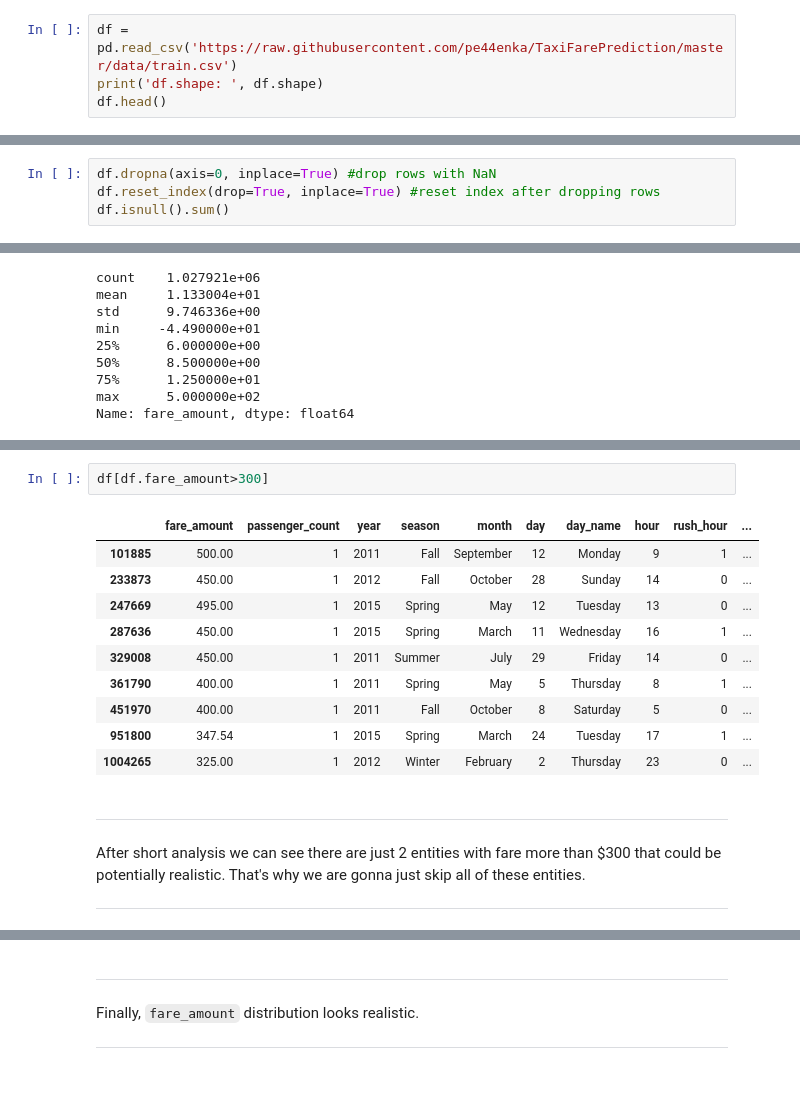
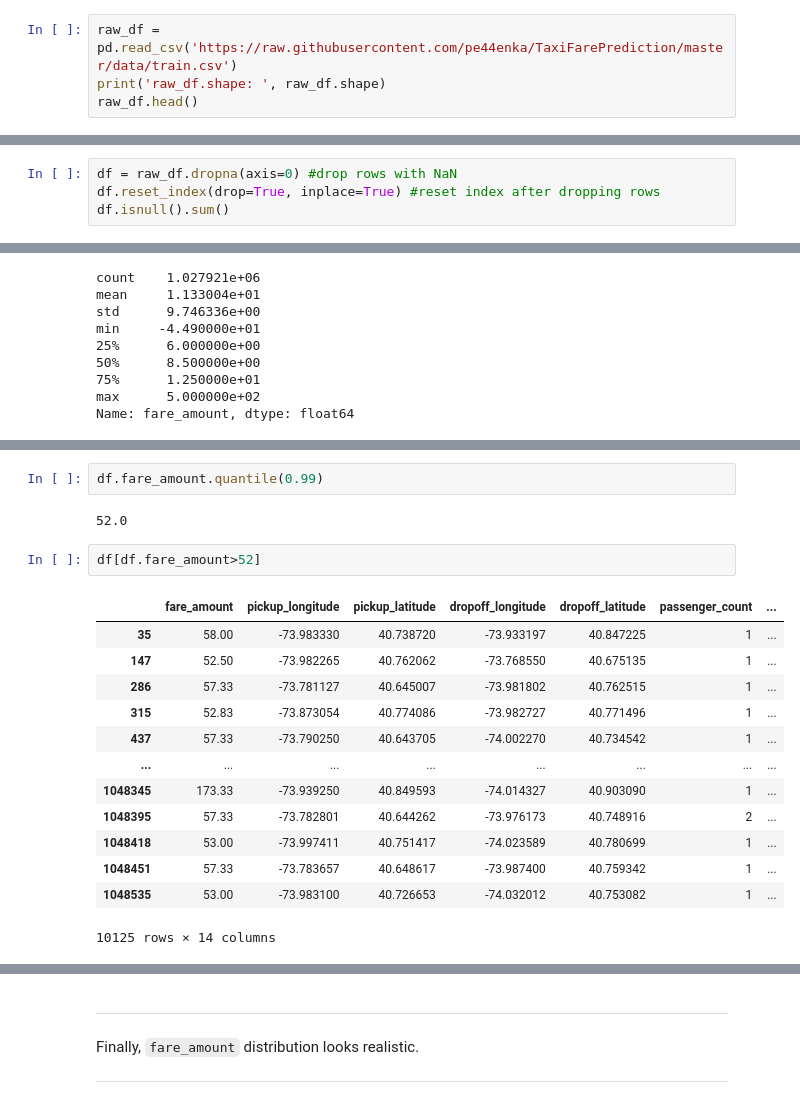
Before and after one commit to pe44enka/TaxiFarePrediction, a Jupyter notebook: TaxiFarePrediction.ipynb, the cells around one changed output, grey strips where cells are left out. Saved outputs shown, nothing was run; the diff lists cells and outputs as text.

```diff
--- a/TaxiFarePrediction.ipynb
+++ b/TaxiFarePrediction.ipynb
@@ -53,7 +53,7 @@ from geopy.distance import great_circle
 # %% [markdown]
 # Load Data
 # %%
-df = pd.read_csv('https://raw.githubusercontent.com/pe44enka/TaxiFarePrediction/master/data/train.csv')
-print('df.shape: ', df.shape)
-df.head()
+raw_df = pd.read_csv('https://raw.githubusercontent.com/pe44enka/TaxiFarePrediction/master/data/train.csv')
+print('raw_df.shape: ', raw_df.shape)
+raw_df.head()
 # %% [output]
@@ -123,7 +123,7 @@ As long as it's unavailable to fill these gaps with any known values and amount
 
 ---
 # %%
-df.dropna(axis=0, inplace=True) #drop rows with NaN
+df = raw_df.dropna(axis=0) #drop rows with NaN
 df.reset_index(drop=True, inplace=True) #reset index after dropping rows
 df.isnull().sum()
 # %% [output]
@@ -524,23 +549,21 @@ Let's now check max values of fare amount.
+# %%
+df.fare_amount.quantile(0.99)
+# %% [output]
+52.0
 # %%
-df[df.fare_amount>300]
+df[df.fare_amount>52]
 # %% [output]
-|  | fare_amount | passenger_count | year | season | month | day | day_name | hour | rush_hour | ... |
-| 101885 | 500.00 | 1 | 2011 | Fall | September | 12 | Monday | 9 | 1 | ... |
-| 233873 | 450.00 | 1 | 2012 | Fall | October | 28 | Sunday | 14 | 0 | ... |
-| 247669 | 495.00 | 1 | 2015 | Spring | May | 12 | Tuesday | 13 | 0 | ... |
-| 287636 | 450.00 | 1 | 2015 | Spring | March | 11 | Wednesday | 16 | 1 | ... |
-| 329008 | 450.00 | 1 | 2011 | Summer | July | 29 | Friday | 14 | 0 | ... |
-| 361790 | 400.00 | 1 | 2011 | Spring | May | 5 | Thursday | 8 | 1 | ... |
-| 451970 | 400.00 | 1 | 2011 | Fall | October | 8 | Saturday | 5 | 0 | ... |
-| 951800 | 347.54 | 1 | 2015 | Spring | March | 24 | Tuesday | 17 | 1 | ... |
-| 1004265 | 325.00 | 1 | 2012 | Winter | February | 2 | Thursday | 23 | 0 | ... |
+|  | fare_amount | pickup_longitude | pickup_latitude | dropoff_longitude | dropoff_latitude | passenger_count | ... |
+| 35 | 58.00 | -73.983330 | 40.738720 | -73.933197 | 40.847225 | 1 | ... |
+| 147 | 52.50 | -73.982265 | 40.762062 | -73.768550 | 40.675135 | 1 | ... |
+| 286 | 57.33 | -73.781127 | 40.645007 | -73.981802 | 40.762515 | 1 | ... |
+| 315 | 52.83 | -73.873054 | 40.774086 | -73.982727 | 40.771496 | 1 | ... |
+| 437 | 57.33 | -73.790250 | 40.643705 | -74.002270 | 40.734542 | 1 | ... |
+| ... | ... | ... | ... | ... | ... | ... | ... |
+| 1048345 | 173.33 | -73.939250 | 40.849593 | -74.014327 | 40.903090 | 1 | ... |
+| 1048395 | 57.33 | -73.782801 | 40.644262 | -73.976173 | 40.748916 | 2 | ... |
+| 1048418 | 53.00 | -73.997411 | 40.751417 | -74.023589 | 40.780699 | 1 | ... |
+| 1048451 | 57.33 | -73.783657 | 40.648617 | -73.987400 | 40.759342 | 1 | ... |
+| 1048535 | 53.00 | -73.983100 | 40.726653 | -74.032012 | 40.753082 | 1 | ... |
+10125 rows × 14 columns
-# %% [markdown]
-
-
----
-
-After short analysis we can see there are just 2 entities with fare more than $300 that could be potentially realistic. That's why we are gonna just skip all of these entities.
-
-
----
 # %%
```
Also changed, not shown: parts of 96 cells of this notebook.
